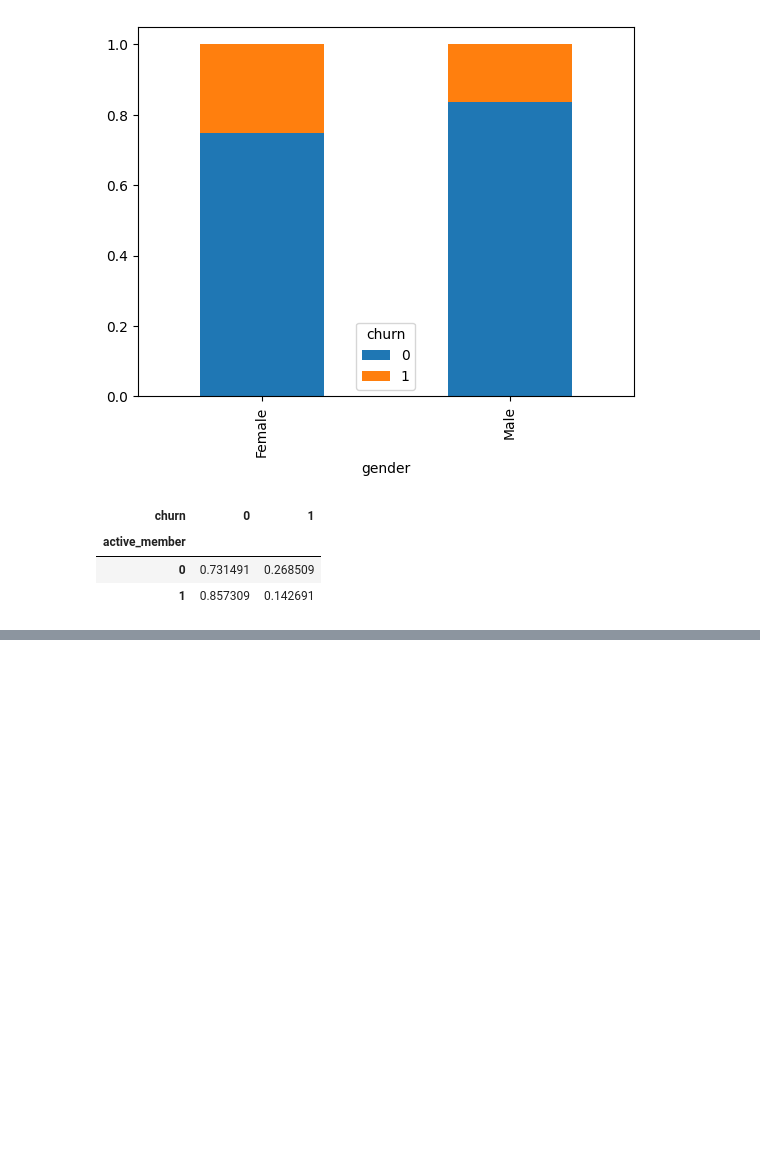
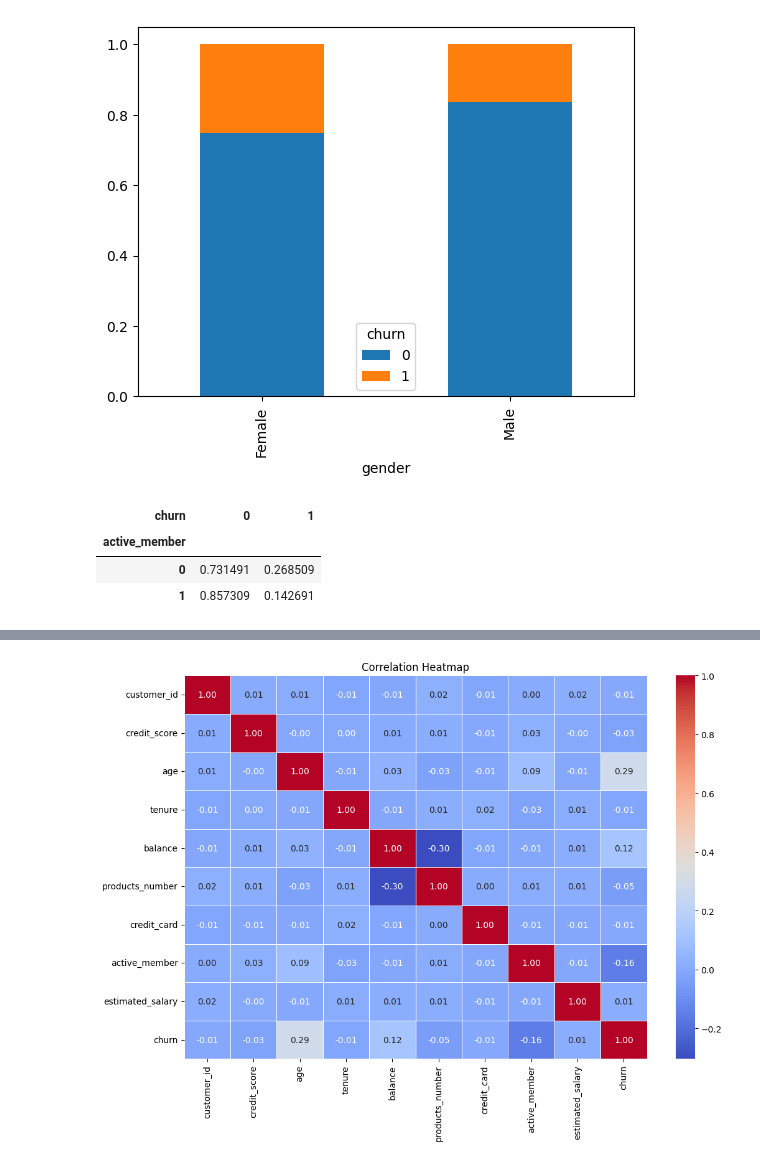
Before and after one commit to rajeevkumar75/Bank-Customer-Churn-Prediction, a Jupyter notebook: notebooks/Eda end to end.ipynb, the cells around one changed output, grey strips where cells are left out. Drawn from its saved outputs; the diff is of its cells as text; code cells hidden in the pictures; blank space fills up the shorter version.

```diff
--- a/notebooks/Eda end to end.ipynb
+++ b/notebooks/Eda end to end.ipynb
@@ -163,0 +162,16 @@ df.corr(numeric_only=True)
+# %%
+corr_matrix = df.corr(numeric_only=True)
+plt.figure(figsize=(12, 8))
+
+sns.heatmap(
+    corr_matrix,
+    annot=True,          # show correlation values
+    fmt=".2f",            # 2 decimal places
+    cmap="coolwarm",
+    linewidths=0.5
+)
+
+plt.title("Correlation Heatmap")
+plt.show()
+# %% [output]
+[figure, added]
```
Also changed, not shown: parts of 1 cell of this notebook.
